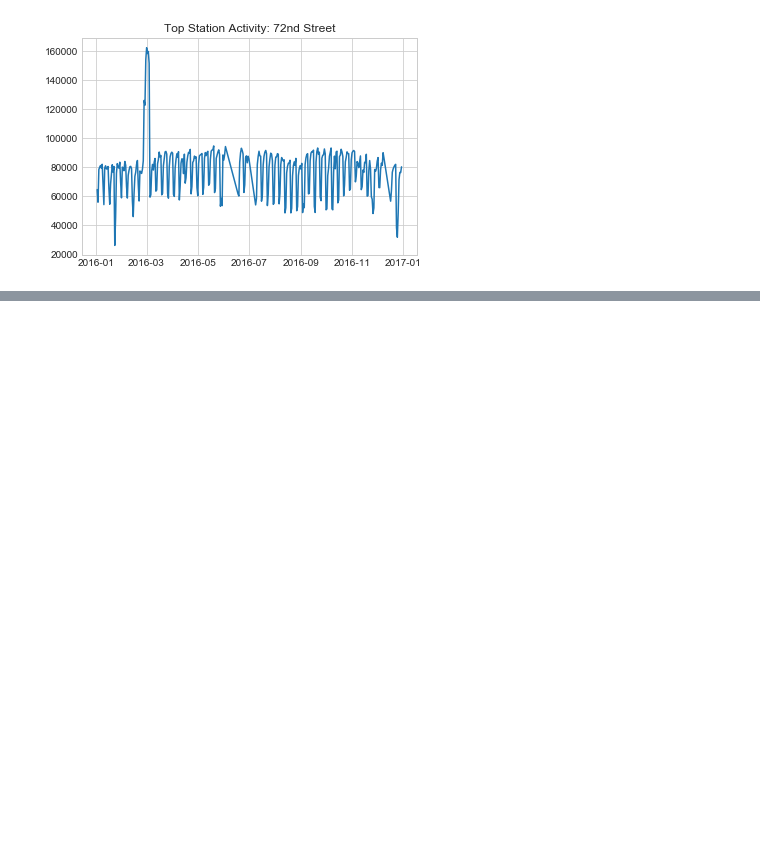
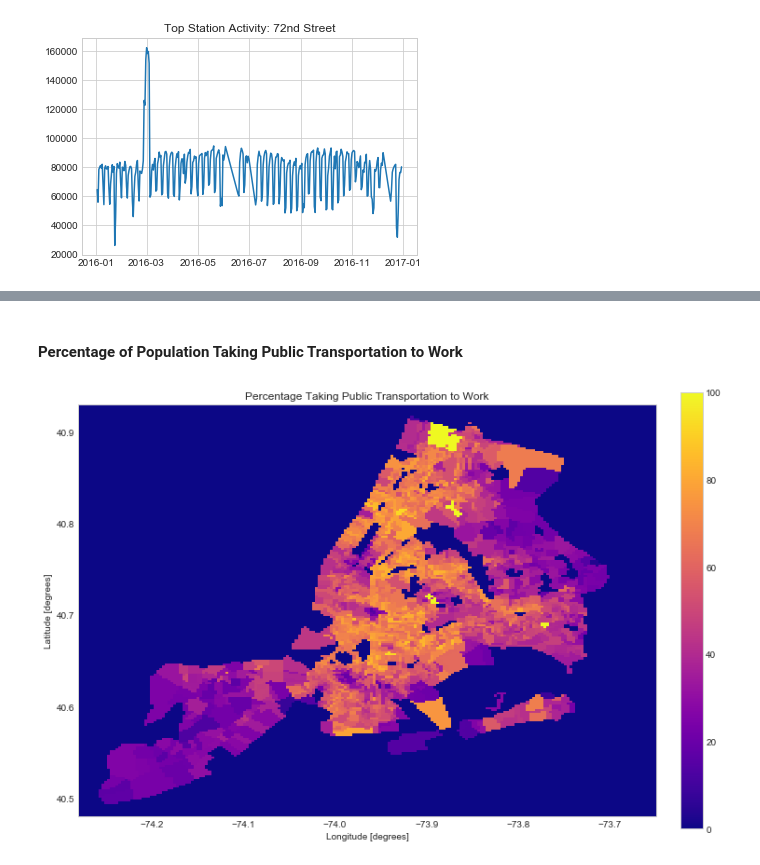
Before and after one commit to cipher813/McMahon_Metis, a Jupyter notebook: Project_1/P1_MTA-11.ipynb, the cells around one changed output, grey strips where cells are left out. Cells and saved outputs as stored; diff of their text form; code cells hidden in the pictures; blank space fills up the shorter version.

```diff
--- a/Project_1/P1_MTA-11.ipynb
+++ b/Project_1/P1_MTA-11.ipynb
@@ -219,0 +321,6 @@ plt.show()
+# %% [markdown]
+#### Percentage of Population Taking Public Transportation to Work
+# %%
+make_plot(blocks_map, blocks_map.Transit,colors='plasma',title='Percentage Taking Public Transportation to Work')
+# %% [output]
+[figure, added]
```
Also changed, not shown: parts of 35 cells of this notebook.
